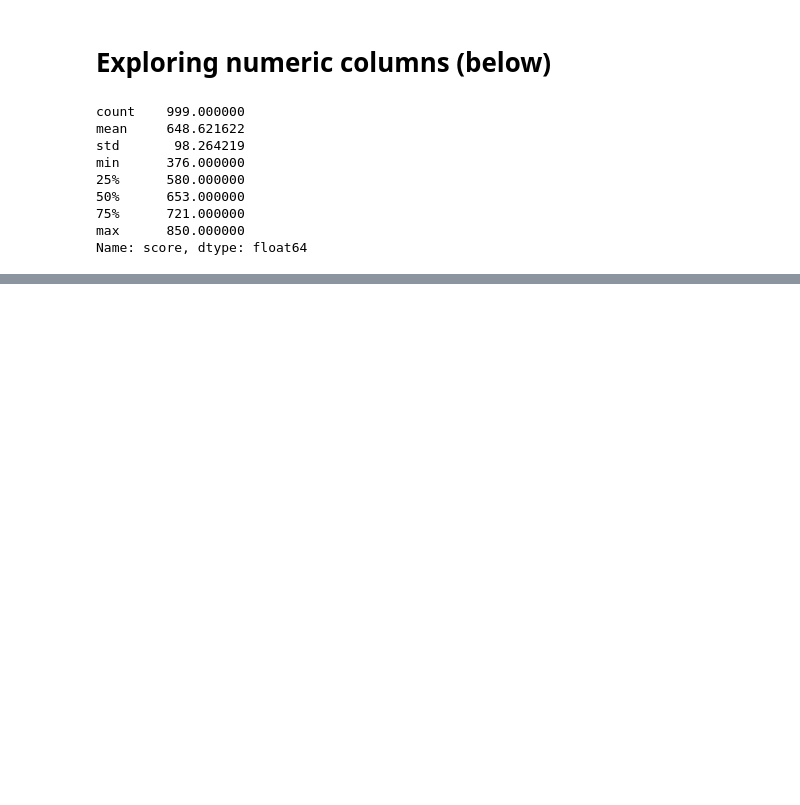
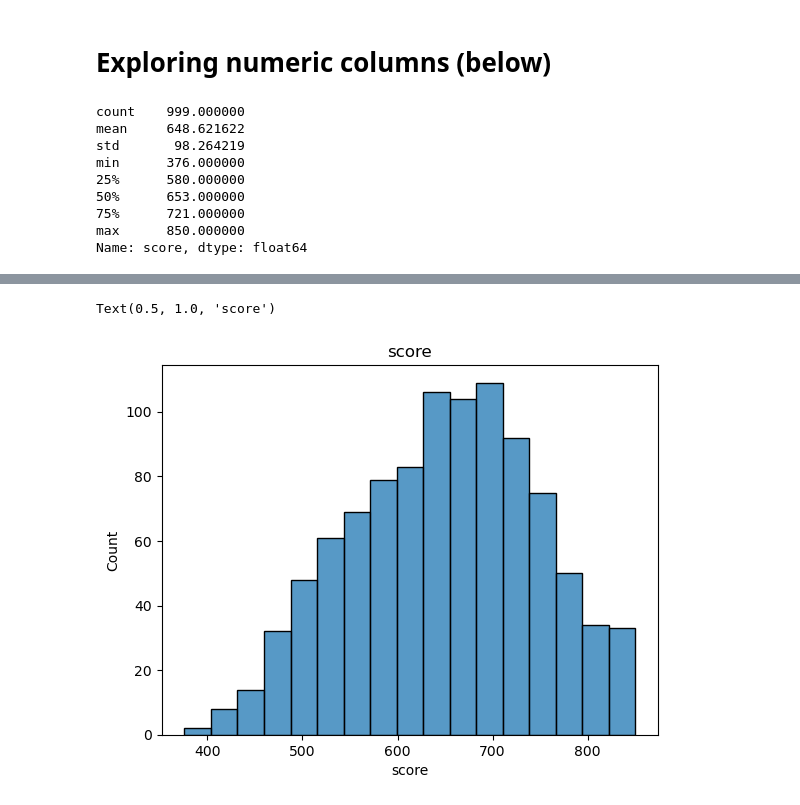
Before and after one commit to Lanpaiva/data-analysis, a Jupyter notebook: limpeza-processamento.ipynb, the cells around one changed output, grey strips where cells are left out. Drawn from its saved outputs; the diff is of its cells as text; code cells hidden in the pictures; blank space fills up the shorter version.

```diff
--- a/limpeza-processamento.ipynb
+++ b/limpeza-processamento.ipynb
@@ -87,2 +88,5 @@ NameError: name 'srn' is not defined
 # %%
-srn.displot(dataset['score']).set_title('score')
+sea.histplot(dataset['score']).set_title('score')
+# %% [output]
+Text(0.5, 1.0, 'score')
+[figure, added]
```
Also changed, not shown: parts of 1 cell of this notebook.
